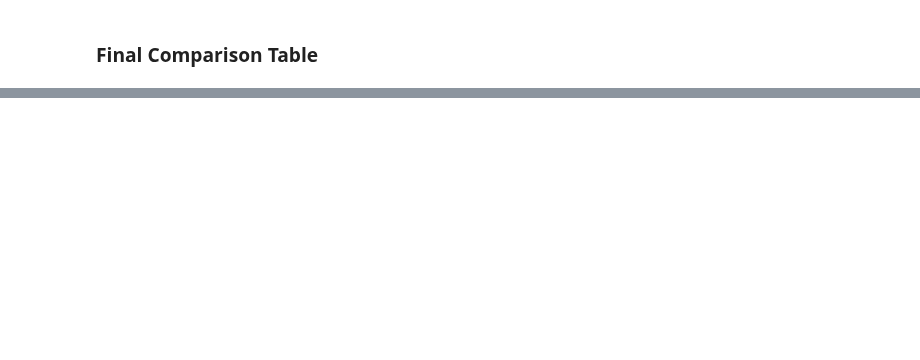
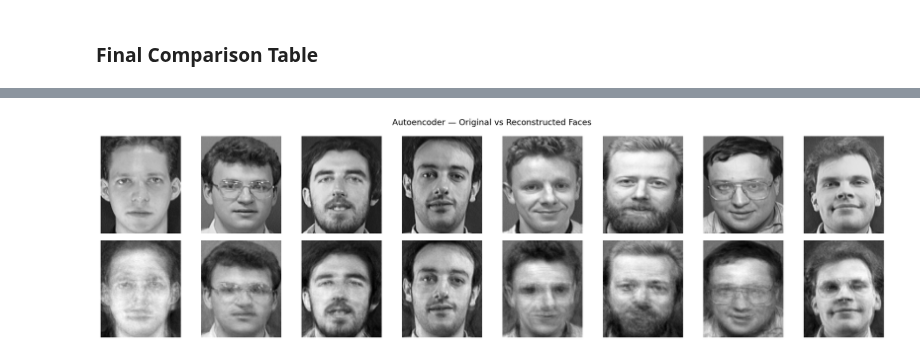
Before and after one commit to johnwillyyy/face-recognition, a Jupyter notebook: face_recognition_pca.ipynb, the cells around one changed output, grey strips where cells are left out. Cells and saved outputs as stored; diff of their text form; code cells hidden in the pictures; blank space fills up the shorter version.

```diff
--- a/face_recognition_pca.ipynb
+++ b/face_recognition_pca.ipynb
@@ -585,0 +637,18 @@ GMM          0.8      60     0.6550       0.6573       0.6573
+# %%
+history = autoencoder.fit(
+    X_tr_norm, X_tr_norm,
+    epochs=100,
+    batch_size=32,
+    shuffle=True,
+    validation_data=(X_te_norm, X_te_norm),
+    verbose=1
+)
+
+plt.plot(history.history['loss'],     label='Train Loss')
+plt.plot(history.history['val_loss'], label='Val Loss')
+plt.xlabel("Epoch")
+plt.ylabel("MSE Loss")
+plt.title("Autoencoder Training Loss")
+plt.legend()
+plt.grid(True, alpha=0.3)
+plt.show()
@@ -585,0 +674,20 @@ GMM          0.8      60     0.6550       0.6573       0.6573
+# %%
+N_SHOW = 8
+sample_idx = [i * (len(X_tr_norm) // N_SHOW) for i in range(N_SHOW)]
+
+originals = X_tr_norm[sample_idx]
+reconstructed = autoencoder.predict(originals)
+
+fig, axes = plt.subplots(2, N_SHOW, figsize=(2.2 * N_SHOW, 5))
+for col in range(N_SHOW):
+    axes[0, col].imshow(originals[col].reshape(112, 92), cmap='gray')
+    axes[0, col].axis('off')
+    axes[1, col].imshow(reconstructed[col].reshape(112, 92), cmap='gray')
+    axes[1, col].axis('off')
+
+axes[0, 0].set_ylabel("Original",      fontsize=10)
+axes[1, 0].set_ylabel("Reconstructed", fontsize=10)
+plt.suptitle("Autoencoder — Original vs Reconstructed Faces", fontsize=13)
+plt.tight_layout()
+plt.show()
+# %% [output]
@@ -585,0 +695 @@ GMM          0.8      60     0.6550       0.6573       0.6573
+[figure, added]
```
Also changed, not shown: parts of 18 cells of this notebook.
